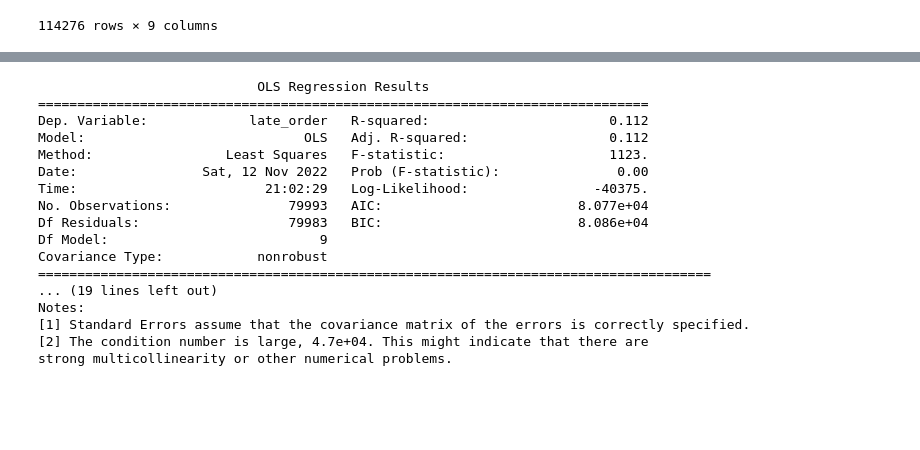
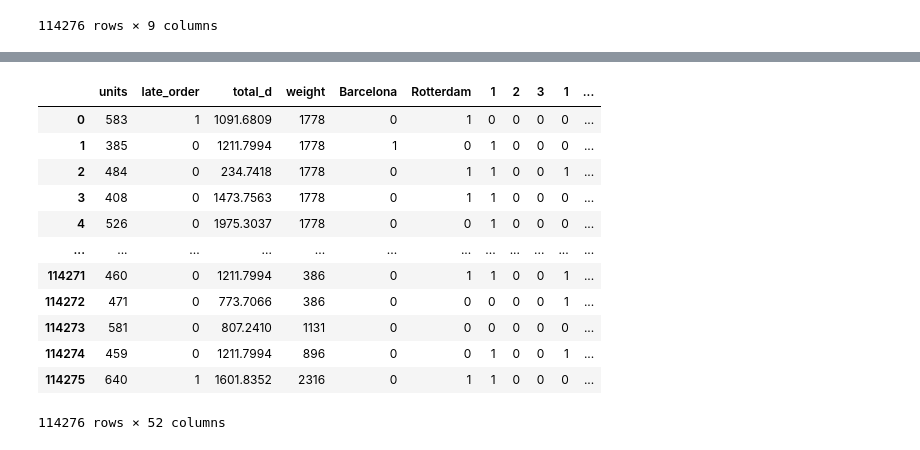
Before and after one commit to mannast/FME-datathon, a Jupyter notebook: accenture.ipynb, the cells around one changed output, grey strips where cells are left out. Drawn from its saved outputs; the diff is of its cells as text; code cells hidden in the pictures; blank space fills up the shorter version.

Commit message:
model finished
Need to apply more techniques

```diff
--- a/accenture.ipynb
+++ b/accenture.ipynb
@@ -235,4 +228,4 @@ weight                  int64
 material_handling       int64
 dtype: object
 # %%
-pd_final = pd_final.drop(['product_id','order_id','origin_port', 'logistic_hub','customer'],axis=1)
+#pd_final = pd_final.drop(['product_id','order_id','origin_port', 'logistic_hub','customer'],axis=1)
@@ -286,26 +232,26 @@ X.head()
-# %%
-model = rf[1]
-model.coef_
-
-import statsmodels.api as sm
-X_train_Sm= sm.add_constant(X_train)
-ls=sm.OLS(y_train,X_train_Sm).fit()
-print(ls.summary())
-# %% [output]
-                            OLS Regression Results
-==============================================================================
-Dep. Variable:             late_order   R-squared:                       0.112
-Model:                            OLS   Adj. R-squared:                  0.112
-Method:                 Least Squares   F-statistic:                     1123.
-Date:                Sat, 12 Nov 2022   Prob (F-statistic):               0.00
-Time:                        21:02:29   Log-Likelihood:                -40375.
-No. Observations:               79993   AIC:                         8.077e+04
-Df Residuals:                   79983   BIC:                         8.086e+04
-Df Model:                           9
-Covariance Type:            nonrobust
-======================================================================================
-... (19 lines left out)
-Notes:
-[1] Standard Errors assume that the covariance matrix of the errors is correctly specified.
-[2] The condition number is large, 4.7e+04. This might indicate that there are
-strong multicollinearity or other numerical problems.
+# %%
+origin_port = pd.get_dummies(pd_final['origin_port'], drop_first=True)
+threepl = pd.get_dummies(pd_final['threepl'], drop_first=True)
+customs_procedures = pd.get_dummies(pd_final['customs_procedures'], drop_first=True)
+logistic_hub = pd.get_dummies(pd_final['logistic_hub'], drop_first=True)
+customer = pd.get_dummies(pd_final['customer'], drop_first=True)
+material_handling = pd.get_dummies(pd_final['material_handling'], drop_first=True)
+
+pd_final = pd_final.drop(['product_id','order_id','origin_port', 'logistic_hub','customer','threepl','customs_procedures','material_handling'],axis=1)
+pd_final = pd.concat([pd_final,origin_port,threepl,customs_procedures,logistic_hub,customer,material_handling],axis=1)
+# %%
+pd_final
+# %% [output]
+|  | units | late_order | total_d | weight | Barcelona | Rotterdam | 1 | 2 | 3 | 1 | ... |
+| 0 | 583 | 1 | 1091.6809 | 1778 | 0 | 1 | 0 | 0 | 0 | 0 | ... |
+| 1 | 385 | 0 | 1211.7994 | 1778 | 1 | 0 | 1 | 0 | 0 | 0 | ... |
+| 2 | 484 | 0 | 234.7418 | 1778 | 0 | 1 | 1 | 0 | 0 | 1 | ... |
+| 3 | 408 | 0 | 1473.7563 | 1778 | 0 | 1 | 1 | 0 | 0 | 0 | ... |
+| 4 | 526 | 0 | 1975.3037 | 1778 | 0 | 0 | 1 | 0 | 0 | 0 | ... |
+| ... | ... | ... | ... | ... | ... | ... | ... | ... | ... | ... | ... |
+| 114271 | 460 | 0 | 1211.7994 | 386 | 0 | 1 | 1 | 0 | 0 | 1 | ... |
+| 114272 | 471 | 0 | 773.7066 | 386 | 0 | 0 | 0 | 0 | 0 | 1 | ... |
+| 114273 | 581 | 0 | 807.2410 | 1131 | 0 | 0 | 0 | 0 | 0 | 0 | ... |
+| 114274 | 459 | 0 | 1211.7994 | 896 | 0 | 0 | 1 | 0 | 0 | 1 | ... |
+| 114275 | 640 | 1 | 1601.8352 | 2316 | 0 | 1 | 1 | 0 | 0 | 0 | ... |
+114276 rows × 52 columns
```
Also changed, not shown: parts of 30 cells of this notebook, 1 other file.
